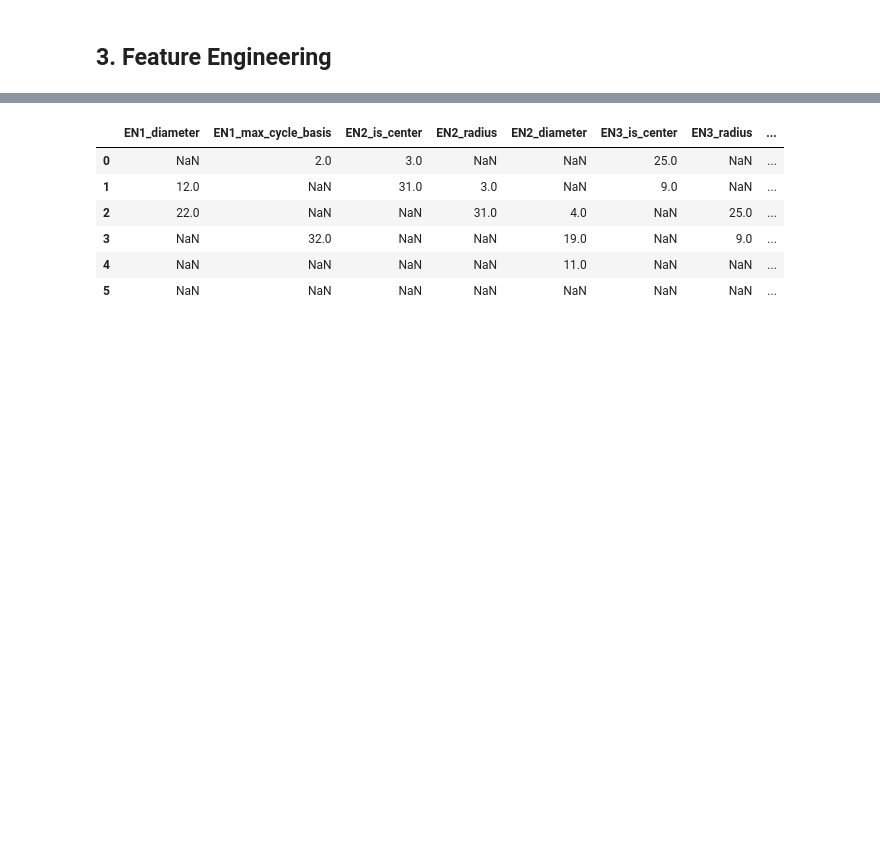
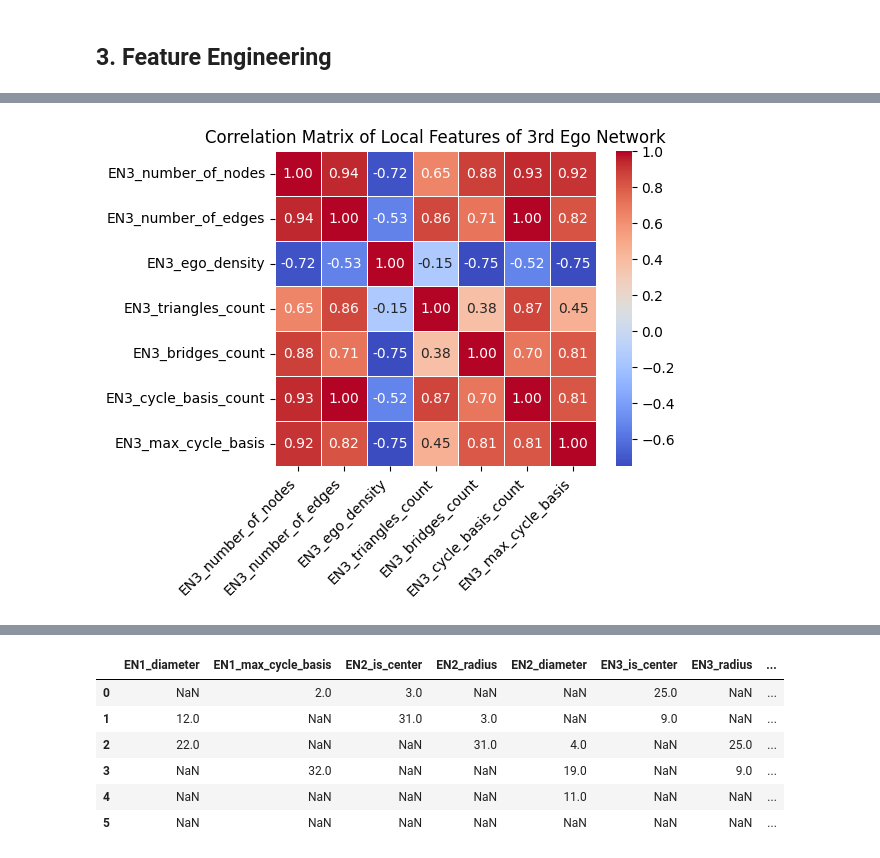
Before and after one commit to kk-shetty/data_science_ik, a Jupyter notebook: projects/ml_mini_project/node_clustering.ipynb, the cells around one changed output, grey strips where cells are left out. Cells and saved outputs as stored; diff of their text form; code cells hidden in the pictures; blank space fills up the shorter version.

```diff
--- a/projects/ml_mini_project/node_clustering.ipynb
+++ b/projects/ml_mini_project/node_clustering.ipynb
@@ -143,0 +230,10 @@ dtype: int64
+# %%
+# Correlation matrics for 3rd ego network features
+plt.figure(figsize=(6, 5))
+heatmap = sns.heatmap(df3.iloc[:,1:].corr(), annot=True, cmap='coolwarm', fmt=".2f", linewidths=0.5)
+heatmap.set_xticklabels(heatmap.get_xticklabels(), rotation=45, horizontalalignment='right')
+plt.title('Correlation Matrix of Local Features of 3rd Ego Network')
+plt.tight_layout()
+plt.show()
+# %% [output]
+[figure, added]
```
Also changed, not shown: parts of 25 cells of this notebook.
